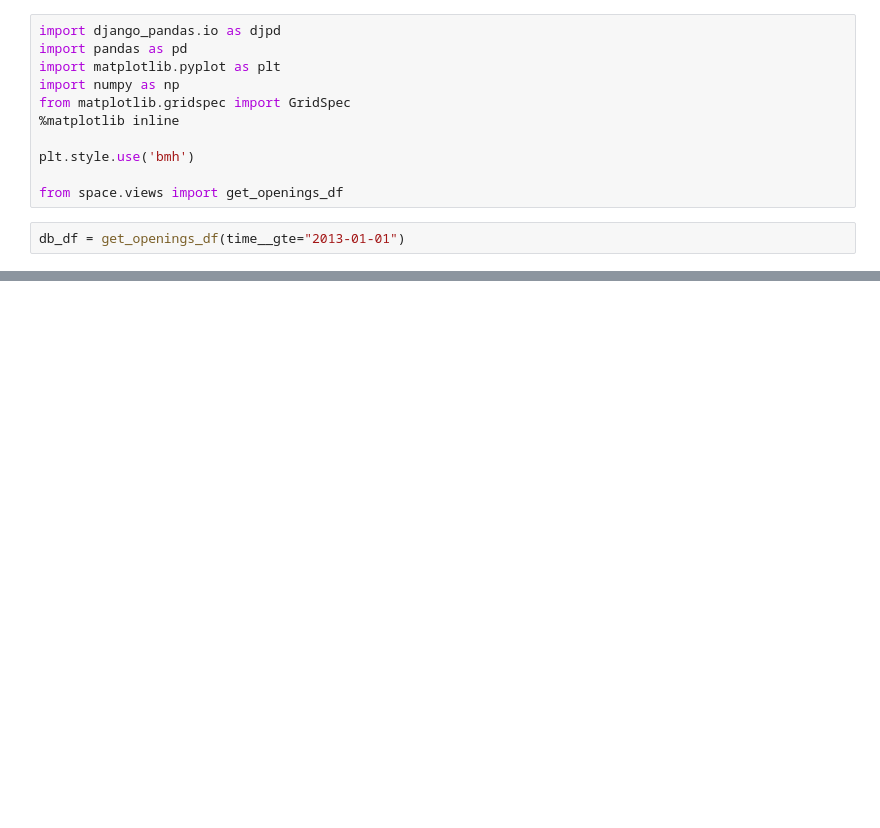
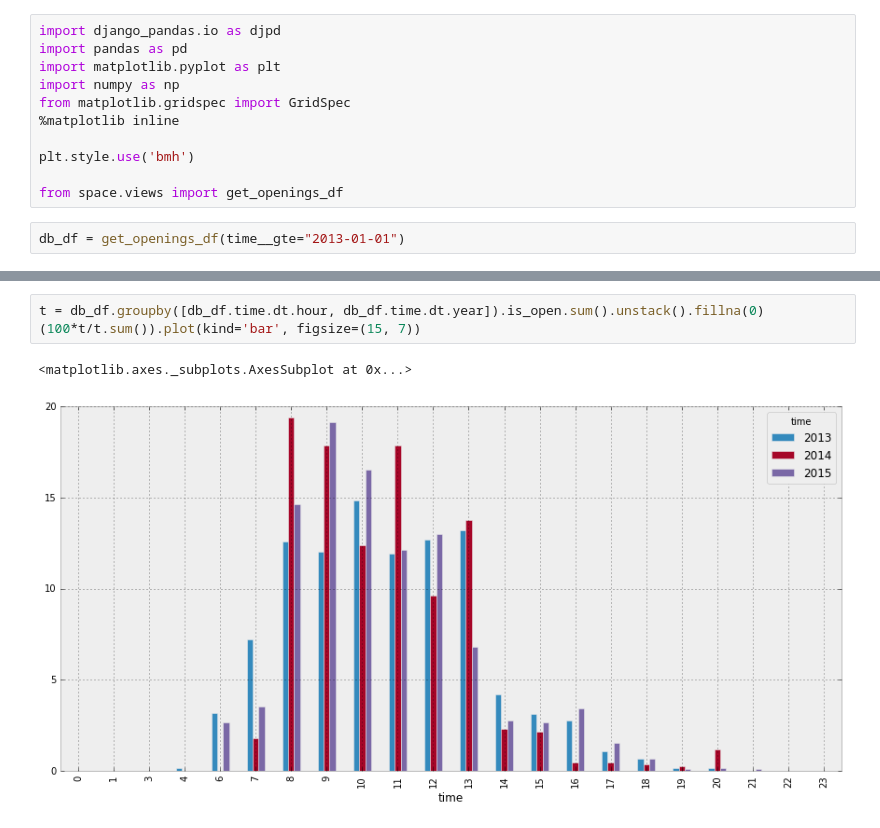
Before and after one commit to UrLab/incubator, a Jupyter notebook: Openings stats.ipynb, the cells around one changed output, grey strips where cells are left out. Cells and saved outputs as stored; diff of their text form; blank space fills up the shorter version.

```diff
--- a/Openings stats.ipynb
+++ b/Openings stats.ipynb
@@ -46,0 +49,6 @@ plt.show()
+# %%
+t = db_df.groupby([db_df.time.dt.hour, db_df.time.dt.year]).is_open.sum().unstack().fillna(0)
+(100*t/t.sum()).plot(kind='bar', figsize=(15, 7))
+# %% [output]
+<matplotlib.axes._subplots.AxesSubplot at 0x...>
+[figure, added]
```
Also changed, not shown: parts of 4 cells of this notebook, 4 other files.
